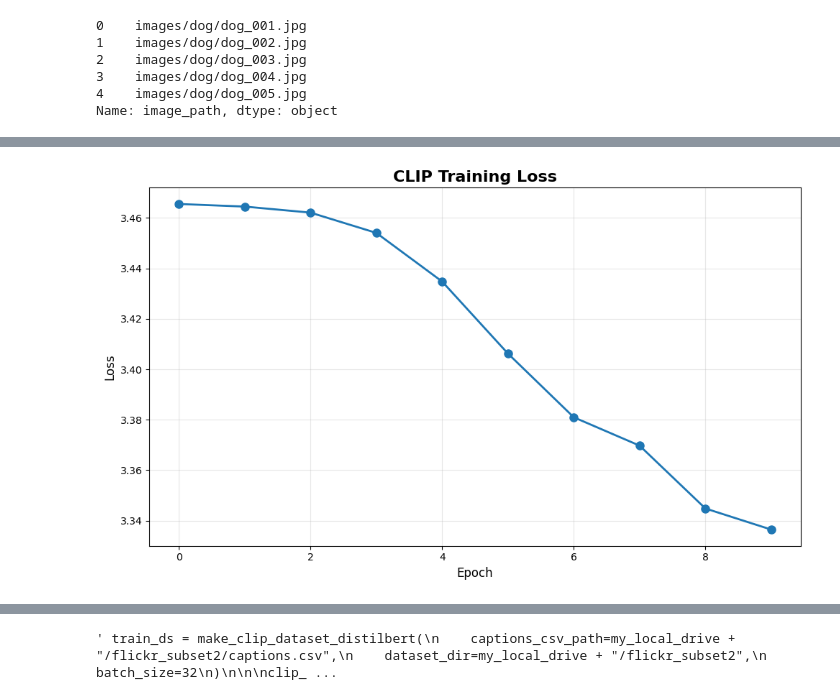
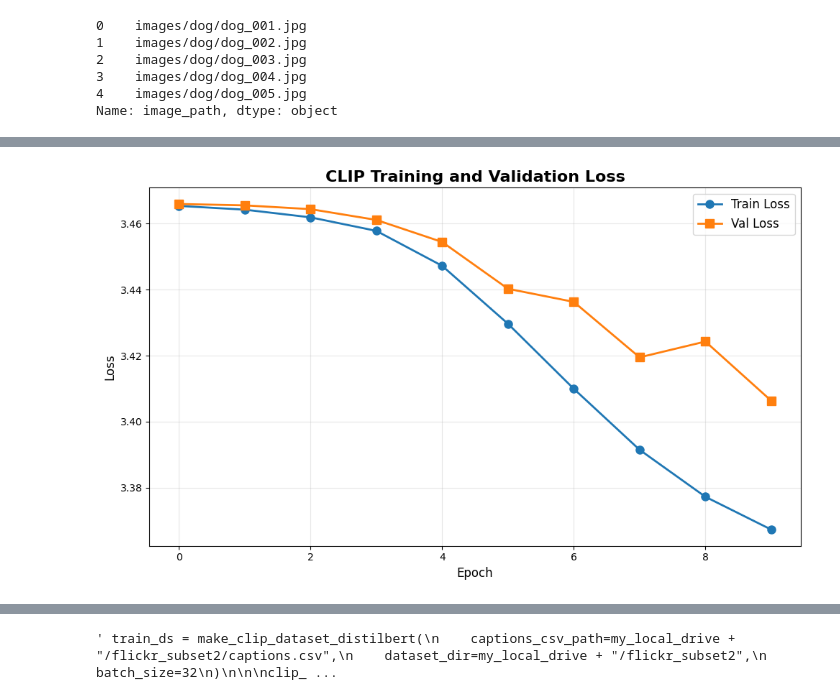
Before and after one commit to AColonnaDistria/CLIP, a Jupyter notebook: notebooks/distilbert.ipynb, the cells around one changed output, grey strips where cells are left out. Saved outputs shown, nothing was run; the diff lists cells and outputs as text; code cells hidden in the pictures.

```diff
--- a/notebooks/distilbert.ipynb
+++ b/notebooks/distilbert.ipynb
@@ -212,10 +213,19 @@ print(df["image_path"].head())
 Name: image_path, dtype: object
 # %%
 train_ds = make_clip_dataset_distilbert(
-    captions_csv_path=my_local_drive + "/flickr_subset2/captions.csv",
+    captions_csv_path=my_local_drive + "/flickr_subset2/train_data/captions.csv",
     dataset_dir=my_local_drive + "/flickr_subset2",
-    batch_size=32
+    batch_size=32,
+    shuffle=True
 )
+
+val_ds = make_clip_dataset_distilbert(
+    captions_csv_path=my_local_drive + "/flickr_subset2/val_data/captions.csv",
+    dataset_dir=my_local_drive + "/flickr_subset2",
+    batch_size=32,
+    shuffle=False
+)
+
 
 clip_model = build_clip_classifier_distilbert(embed_dim=256)
 
@@ -229,7 +239,7 @@ print(f"Non-trainable parameters (frozen DistilBERT): {non_trainable_count:,}")
 print(f"Total parameters: {trainable_count + non_trainable_count:,}")
 
 # Train the model and capture history
-history = clip_model.fit(train_ds, epochs=10)
+history = clip_model.fit(train_ds, epochs=10, validation_data=val_ds)
 clip_model.save("/content/clip_model_distilbert.h5")
 
 print("\n Model saved successfully!")
@@ -277,17 +287,20 @@ WARNING:absl:You are saving your model as an HDF5 file via `model.save()` or `ke
 # %%
 import matplotlib.pyplot as plt
 
 plt.figure(figsize=(10, 6))
-plt.plot(history.history['loss'], marker='o', linewidth=2, markersize=8)
-plt.title('CLIP Training Loss', fontsize=16, fontweight='bold')
+plt.plot(history.history['loss'], marker='o', linewidth=2, markersize=8, label='Train Loss')
+plt.plot(history.history['val_loss'], marker='s', linewidth=2, markersize=8, label='Val Loss')
+plt.title('CLIP Training and Validation Loss', fontsize=16, fontweight='bold')
 plt.xlabel('Epoch', fontsize=12)
 plt.ylabel('Loss', fontsize=12)
+plt.legend(fontsize=12)
 plt.grid(True, alpha=0.3)
 plt.tight_layout()
 plt.show()
 
 print(f"\nFinal training loss: {history.history['loss'][-1]:.4f}")
+print(f"Final validation loss: {history.history['val_loss'][-1]:.4f}")
 print(f"Initial training loss: {history.history['loss'][0]:.4f}")
-print(f"reduction: {history.history['loss'][0] - history.history['loss'][-1]:.4f}")
+print(f"Train loss reduction: {history.history['loss'][0] - history.history['loss'][-1]:.4f}")
 # %% [output]
-[figure, old version]
+[figure, new version]
```
Also changed, not shown: parts of 3 cells of this notebook.
